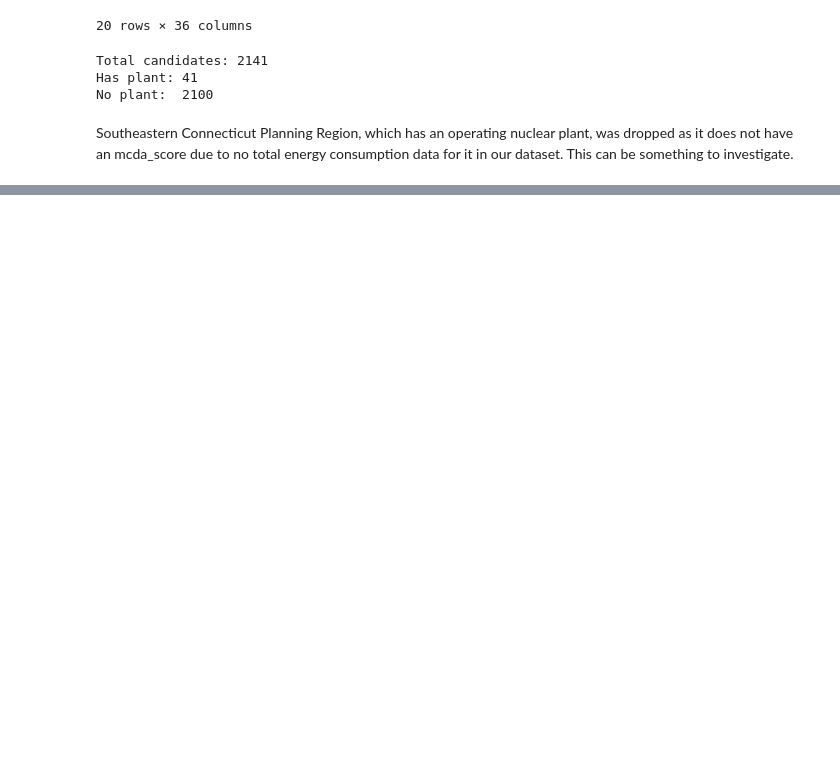
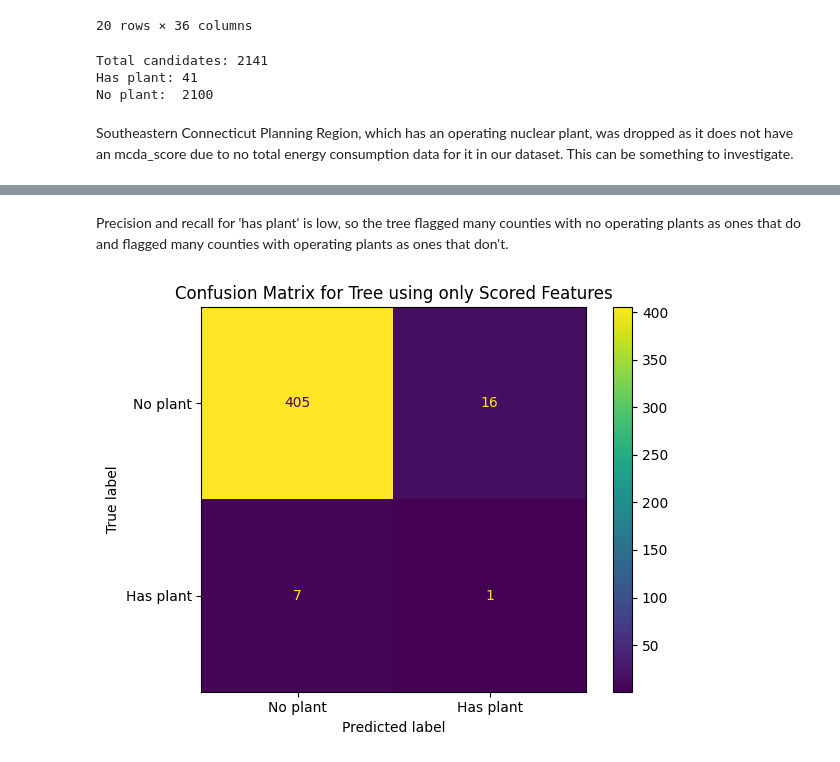
Before and after one commit to UIUC-DSC/team-nuclear-family, a Jupyter notebook: notebooks/validation.ipynb, the cells around one changed output, grey strips where cells are left out. Saved outputs shown, nothing was run; the diff lists cells and outputs as text; code cells hidden in the pictures; blank space fills up the shorter version.

Commit message:
Decision tree validation

```diff
--- a/notebooks/validation.ipynb
+++ b/notebooks/validation.ipynb
@@ -179,0 +191,19 @@ getting to validation soon
+# %%
+# creating features and target
+from sklearn.pipeline import Pipeline
+X = df[scored_features]
+y = df['has_plant']
+
+# creating train and test data
+X_train, X_test, y_train, y_test = train_test_split(X, y, test_size=0.2, stratify=y, random_state=207)
+# %%
+# cross validation
+# class_weight='balanced' to handle class imbalance
+cv = StratifiedKFold(n_splits=5, shuffle=True, random_state=207)
+tree = DecisionTreeClassifier(class_weight='balanced', random_state=207)
+
+# creating pipeline
+pipeline = Pipeline([('scaler', MinMaxScaler()), ('tree', tree)])
+
+cv_scores = cross_val_score(pipeline, X_train, y_train, cv=cv, scoring='f1')
+print(f'Baseline F1: {cv_scores.mean():.4f} ± {cv_scores.std():.4f}')
@@ -179,0 +212,9 @@ getting to validation soon
+# %%
+# grid search
+params = {'tree__max_depth': [3, 5, 7, 10, None], 'tree__min_samples_split': [2, 5, 10], 'tree__min_samples_leaf': [1, 2, 4], 'tree__criterion': ['gini', 'entropy'], 'tree__max_features': ['sqrt', 'log2', None]}
+grid_search = GridSearchCV(pipeline, params, cv=cv, scoring='f1', n_jobs=-1)
+grid_search.fit(X_train, y_train)
+
+print('Best params:', grid_search.best_params_)
+print('Best F1:', grid_search.best_score_)
+print('Best CV std:', grid_search.cv_results_['std_test_score'][grid_search.best_index_])
@@ -179,0 +227,6 @@ getting to validation soon
+# %%
+# tree with best params
+best_tree = grid_search.best_estimator_
+
+y_pred = best_tree.predict(X_test)
+print(classification_report(y_test, y_pred, target_names=['No plant', 'Has plant']))
@@ -179,0 +242,10 @@ getting to validation soon
+# %% [markdown]
+Precision and recall for 'has plant' is low, so the tree flagged many counties with no operating plants as ones that do and flagged many counties with operating plants as ones that don't.
+# %%
+# Confusion matrix
+ConfusionMatrixDisplay.from_estimator(best_tree, X_test, y_test, display_labels=['No plant', 'Has plant'])
+plt.title('Confusion Matrix for Tree using only Scored Features')
+plt.tight_layout()
+plt.show()
+# %% [output]
+[figure, added]
```
Also changed, not shown: parts of 13 cells of this notebook.
